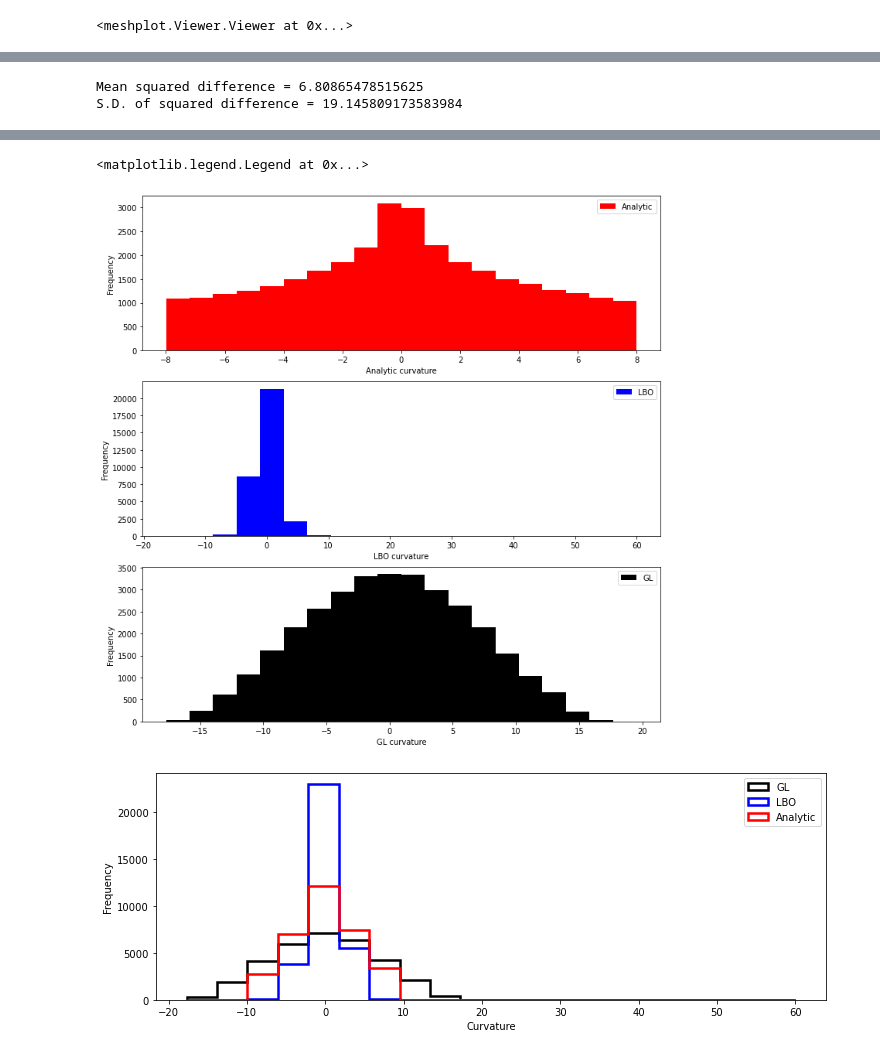
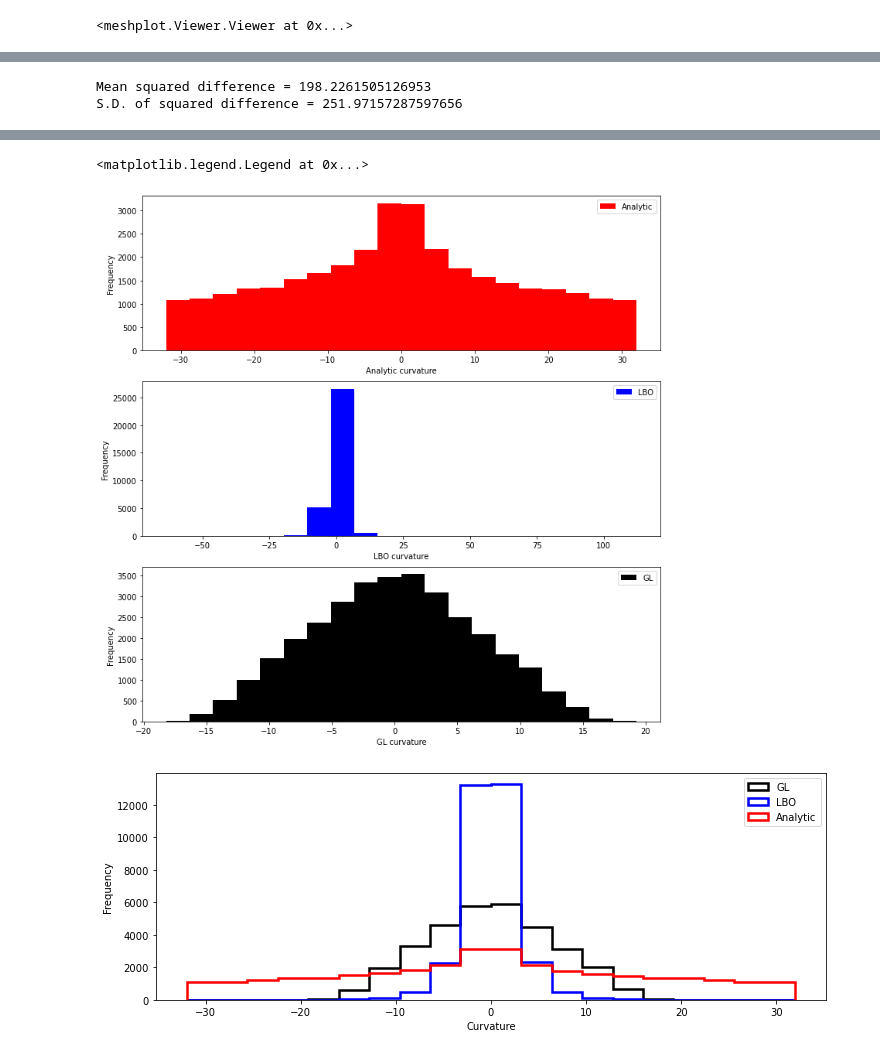
Before and after one commit to jackt3/igl_testing, a Jupyter notebook: visualise_lap_results.ipynb, the cells around one changed output, grey strips where cells are left out. Saved outputs shown, nothing was run; the diff lists cells and outputs as text; code cells hidden in the pictures.

```diff
--- a/visualise_lap_results.ipynb
+++ b/visualise_lap_results.ipynb
@@ -29,7 +29,7 @@ Renderer(camera=PerspectiveCamera(children=(DirectionalLight(color='white', inte
 # %%
 # evaluate function at each vertex
 function = 'sumsincos'
-s = 2
+s = 4
 u = surf.functions.FUNCS[function](v, s)
 mp.plot(v, f, u)
 # %% [output]
@@ -73,8 +73,8 @@ perc_diff_lbo = percentage_difference(lbo_u, an_curv)
 perc_max = 200
 clipped_perc_diff_lbo = np.clip(perc_diff_lbo, 0, perc_max)
 # %% [output]
-Mean squared difference = 6.80865478515625
-S.D. of squared difference = 19.145809173583984
+Mean squared difference = 198.2261505126953
+S.D. of squared difference = 251.97157287597656
 # %%
 # get difference between analytic and gl-estimated curvature
 sq_diff_gl = squared_difference(an_curv, gl_u)
@@ -96,24 +96,24 @@ mp.subplot(v, f, c=clipped_perc_diff_gl, s=[1, 3, 1], data=perc_diff_plots)
 # %%
 # show histograms of raw values
 nbins = 20
 colours = ('r', 'b', 'k')
 labels = ('Analytic', 'LBO', 'GL')
 fig, axs = plt.subplots(3, 1, figsize=(12, 12.5))
 for ax, label, curv, colour in zip(axs, labels, (an_curv, lbo_u, gl_u), colours):
     ax.hist(curv, nbins, color=colour, label=label)
     ax.set_xlabel(f"{label} curvature")
     ax.set_ylabel("Frequency")
     ax.legend()
 
 fig, ax = plt.subplots(figsize=(12, 12.5/3))
-ax.hist((an_curv, lbo_u, gl_u), nbins, color=colours, label=labels, histtype='step', stacked=False, fill=False, linewidth=2.5)
+ax.hist((an_curv, clipped_lbo_u, clipped_gl_u), nbins, color=colours, label=labels, histtype='step', stacked=False, fill=False, linewidth=2.5)
 ax.set_xlabel("Curvature")
 ax.set_ylabel("Frequency")
 ax.legend()
 # %% [output]
 <matplotlib.legend.Legend at 0x...>
-[figure, old version]
+[figure, new version]
-[figure, old version]
+[figure, new version]
 # %%
 # show histograms of squared differences
 nbins = 10
```
Also changed, not shown: parts of 3 cells of this notebook.
